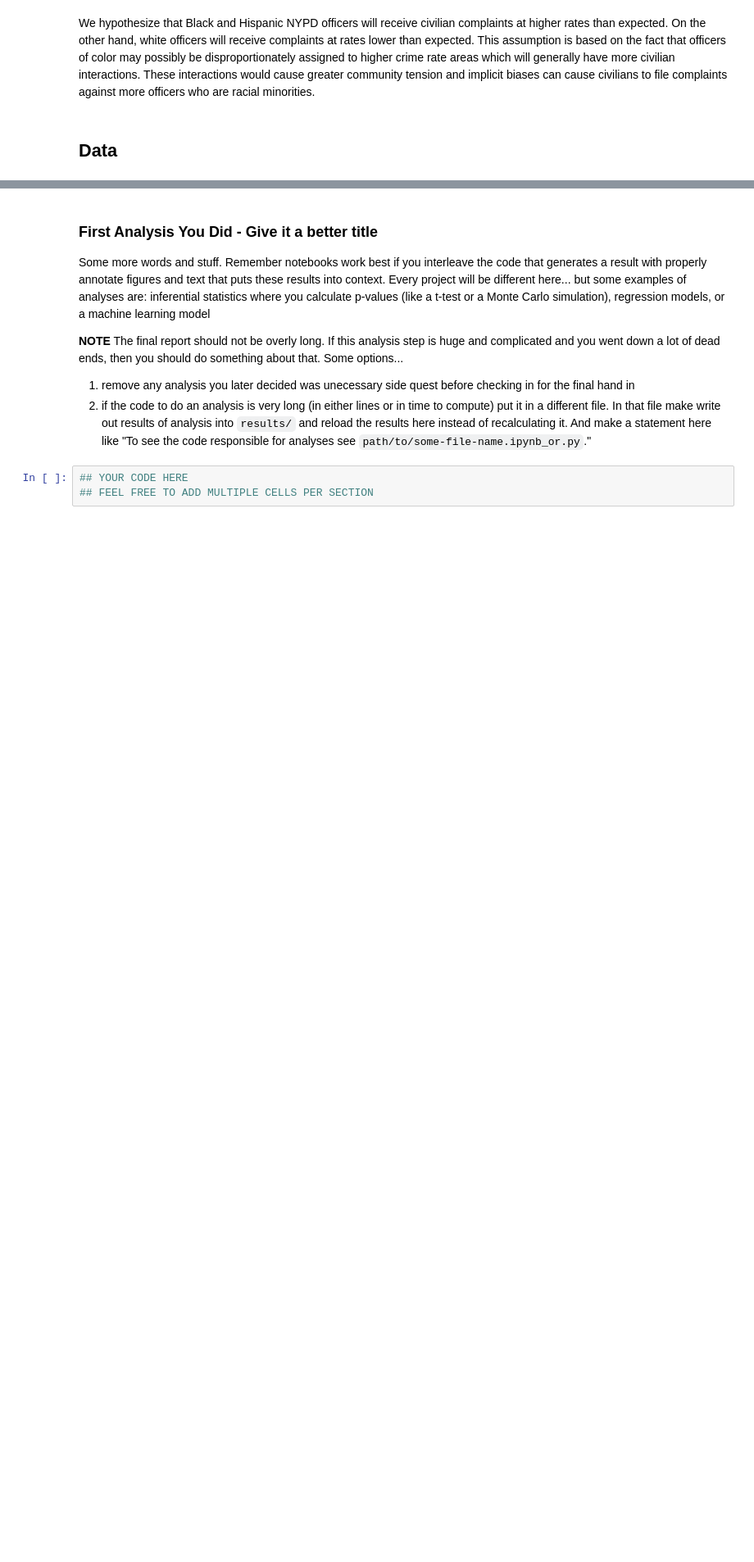
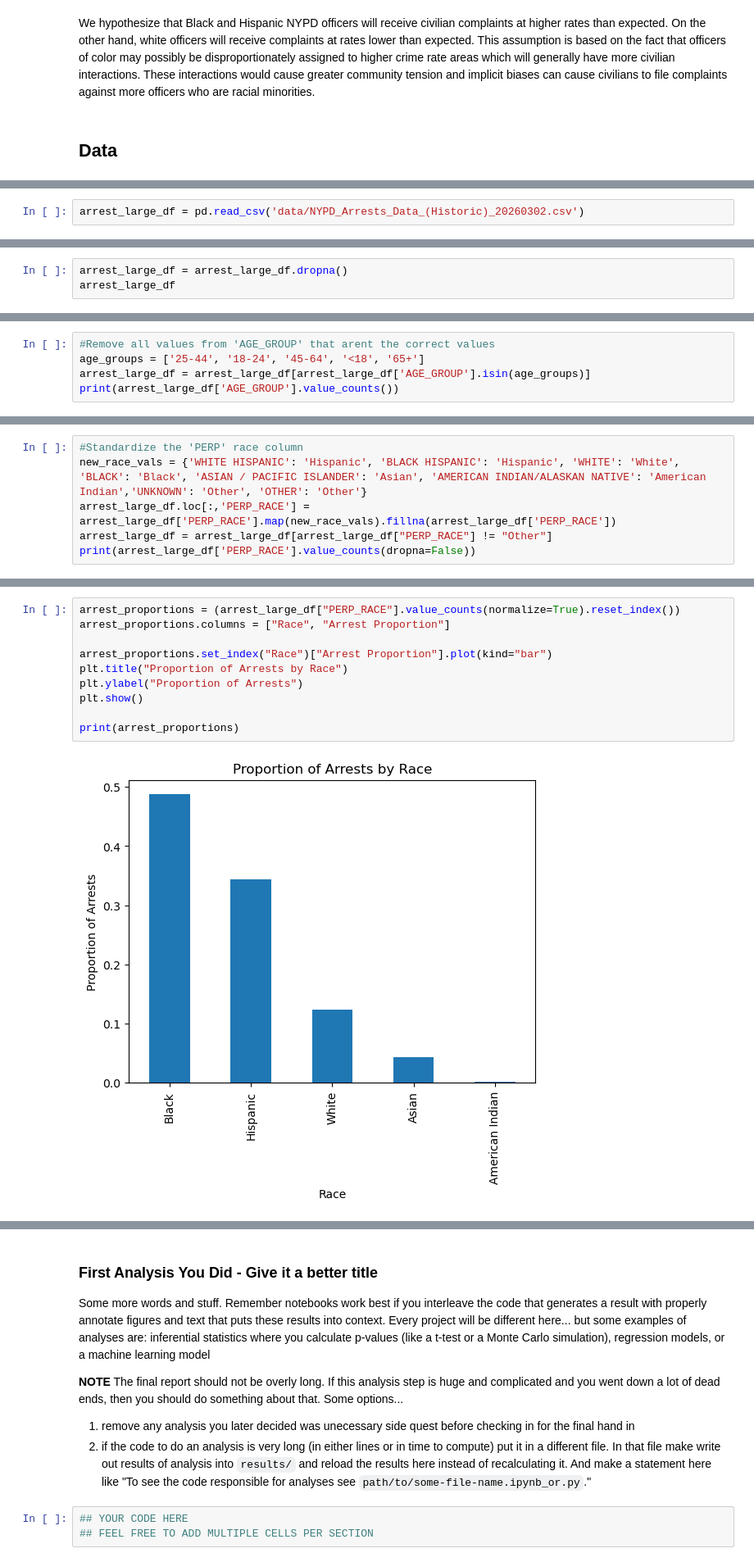
Before and after one commit to COGS108/Group017_WI26, a Jupyter notebook: 03-FinalProject.ipynb, the cells around one changed output, grey strips where cells are left out. Shown at 82% size. Drawn from its saved outputs; the diff is of its cells as text; blank space fills up the shorter version.

```diff
--- a/03-FinalProject.ipynb
+++ b/03-FinalProject.ipynb
@@ -120,0 +332,2 @@ Instructions: REPLACE the contents of this cell with your work, including any up
+# %%
+arrest_large_df = pd.read_csv('data/NYPD_Arrests_Data_(Historic)_20260302.csv')
@@ -120,0 +348,3 @@ Instructions: REPLACE the contents of this cell with your work, including any up
+# %%
+arrest_large_df = arrest_large_df.dropna()
+arrest_large_df
@@ -120,0 +365,5 @@ Instructions: REPLACE the contents of this cell with your work, including any up
+# %%
+#Remove all values from 'AGE_GROUP' that arent the correct values
+age_groups = ['25-44', '18-24', '45-64', '<18', '65+']
+arrest_large_df = arrest_large_df[arrest_large_df['AGE_GROUP'].isin(age_groups)]
+print(arrest_large_df['AGE_GROUP'].value_counts())
@@ -120,0 +378,6 @@ Instructions: REPLACE the contents of this cell with your work, including any up
+# %%
+#Standardize the 'PERP' race column
+new_race_vals = {'WHITE HISPANIC': 'Hispanic', 'BLACK HISPANIC': 'Hispanic', 'WHITE': 'White', 'BLACK': 'Black', 'ASIAN / PACIFIC ISLANDER': 'Asian', 'AMERICAN INDIAN/ALASKAN NATIVE': 'American Indian','UNKNOWN': 'Other', 'OTHER': 'Other'}
+arrest_large_df.loc[:,'PERP_RACE'] = arrest_large_df['PERP_RACE'].map(new_race_vals).fillna(arrest_large_df['PERP_RACE'])
+arrest_large_df = arrest_large_df[arrest_large_df["PERP_RACE"] != "Other"]
+print(arrest_large_df['PERP_RACE'].value_counts(dropna=False))
@@ -120,0 +655,12 @@ Instructions: REPLACE the contents of this cell with your work, including any up
+# %%
+arrest_proportions = (arrest_large_df["PERP_RACE"].value_counts(normalize=True).reset_index())
+arrest_proportions.columns = ["Race", "Arrest Proportion"]
+
+arrest_proportions.set_index("Race")["Arrest Proportion"].plot(kind="bar")
+plt.title("Proportion of Arrests by Race")
+plt.ylabel("Proportion of Arrests")
+plt.show()
+
+print(arrest_proportions)
+# %% [output]
+[figure, added]
```
Also changed, not shown: parts of 66 cells of this notebook.
